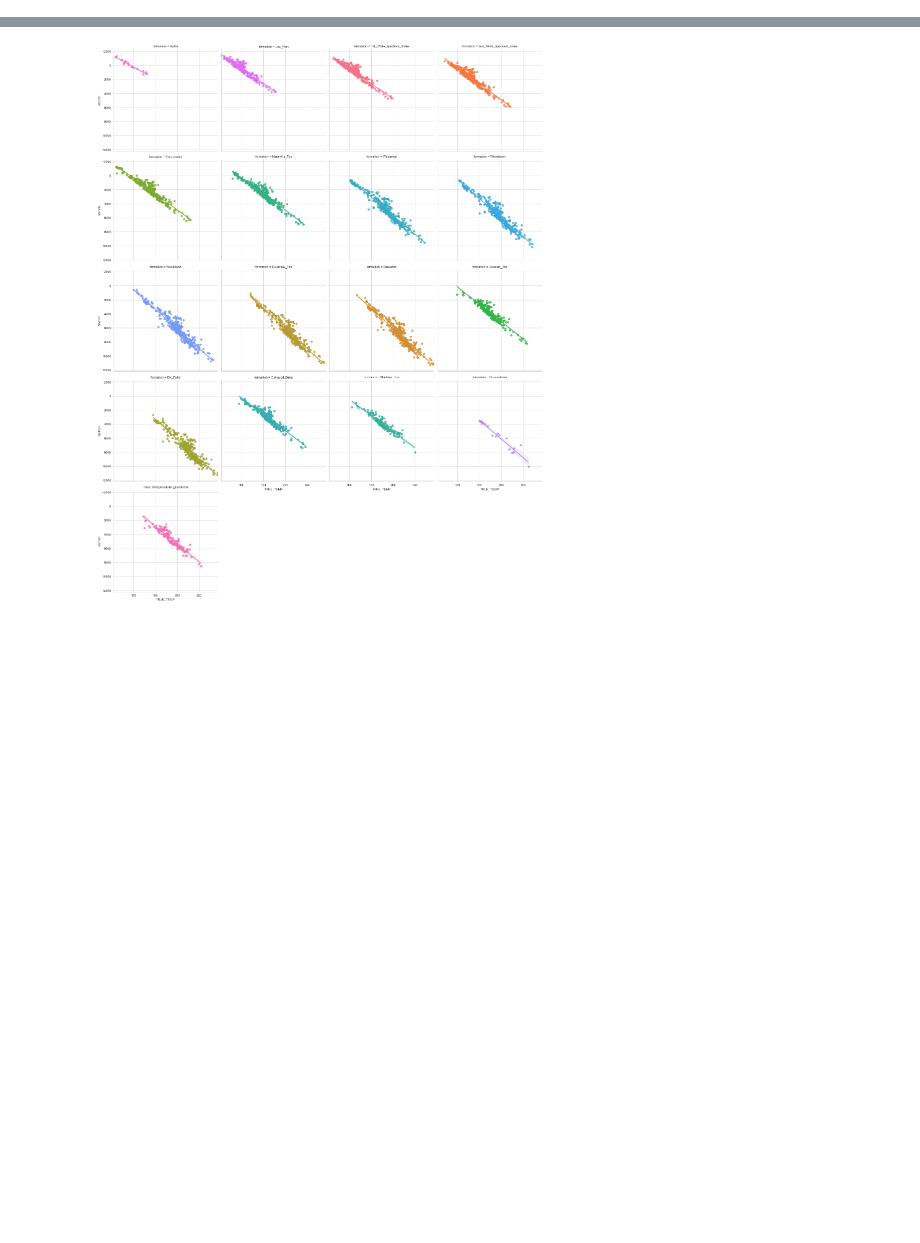
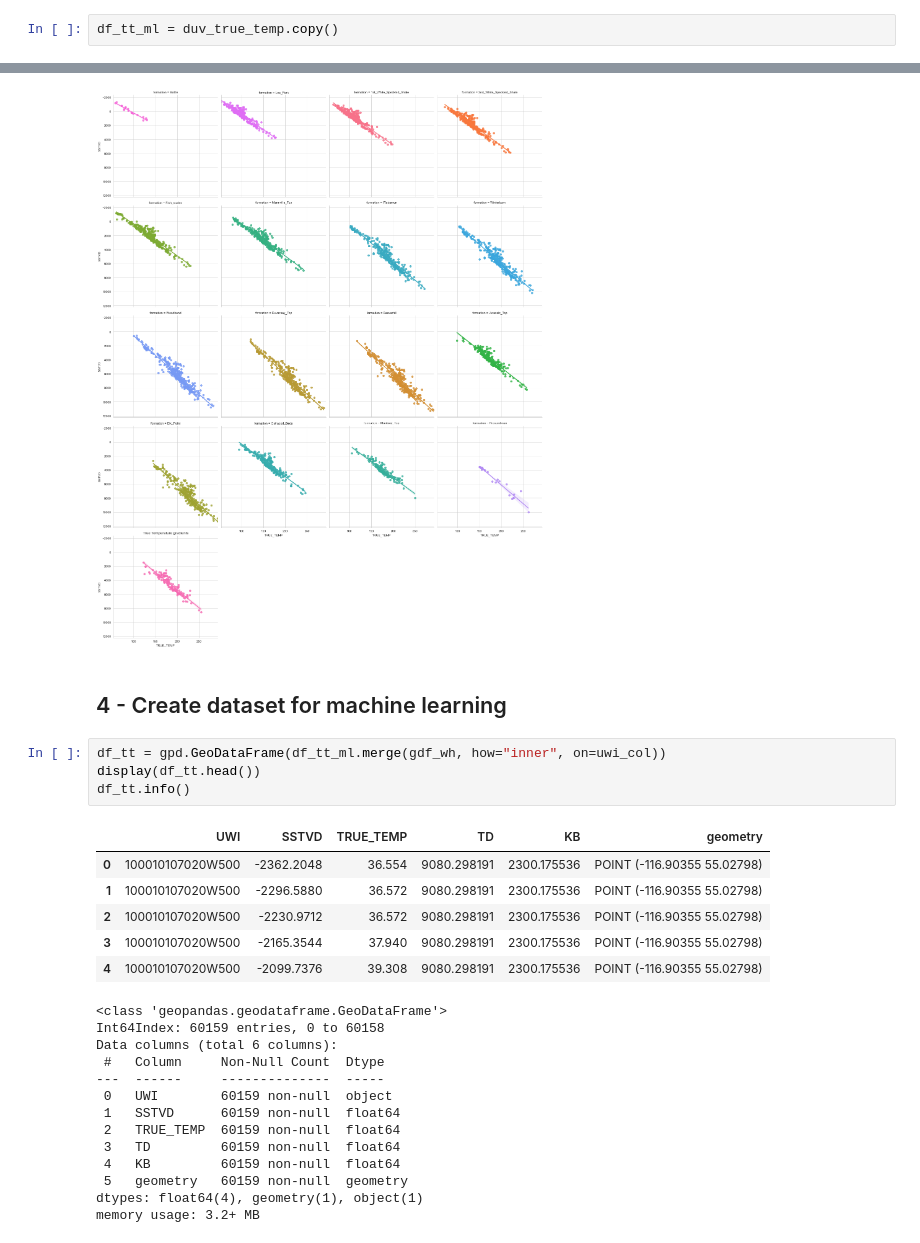
Before and after one commit to Tyrmes/gtx-2021, a Jupyter notebook: gtx/eda_duv_oc/eda_duv.ipynb, the cells around one changed output, grey strips where cells are left out. Drawn from its saved outputs; the diff is of its cells as text; blank space fills up the shorter version.

```diff
--- a/gtx/eda_duv_oc/eda_duv.ipynb
+++ b/gtx/eda_duv_oc/eda_duv.ipynb
@@ -254,6 +254,8 @@ display(duv_true_temp.head())
 | 2 | 100010107020W500 | -2230.9712 | 36.572 |
 | 3 | 100010107020W500 | -2165.3544 | 37.940 |
 | 4 | 100010107020W500 | -2099.7376 | 39.308 |
+# %%
+df_tt_ml = duv_true_temp.copy()
 # %% [markdown]
 ### 3.3 - Merge TT with well header data
 # %%
@@ -416,3 +418,29 @@ plt.savefig("gradients.png")
 plt.show()
 # %% [output]
 [figure]
+# %% [markdown]
+## 4 - Create dataset for machine learning
+# %%
+df_tt = gpd.GeoDataFrame(df_tt_ml.merge(gdf_wh, how="inner", on=uwi_col))
+display(df_tt.head())
+df_tt.info()
+# %% [output]
+|  | UWI | SSTVD | TRUE_TEMP | TD | KB | geometry |
+| 0 | 100010107020W500 | -2362.2048 | 36.554 | 9080.298191 | 2300.175536 | POINT (-116.90355 55.02798) |
+| 1 | 100010107020W500 | -2296.5880 | 36.572 | 9080.298191 | 2300.175536 | POINT (-116.90355 55.02798) |
+| 2 | 100010107020W500 | -2230.9712 | 36.572 | 9080.298191 | 2300.175536 | POINT (-116.90355 55.02798) |
+| 3 | 100010107020W500 | -2165.3544 | 37.940 | 9080.298191 | 2300.175536 | POINT (-116.90355 55.02798) |
+| 4 | 100010107020W500 | -2099.7376 | 39.308 | 9080.298191 | 2300.175536 | POINT (-116.90355 55.02798) |
+<class 'geopandas.geodataframe.GeoDataFrame'>
+Int64Index: 60159 entries, 0 to 60158
+Data columns (total 6 columns):
+ #   Column     Non-Null Count  Dtype
+---  ------     --------------  -----
+ 0   UWI        60159 non-null  object
+ 1   SSTVD      60159 non-null  float64
+ 2   TRUE_TEMP  60159 non-null  float64
+ 3   TD         60159 non-null  float64
+ 4   KB         60159 non-null  float64
+ 5   geometry   60159 non-null  geometry
+dtypes: float64(4), geometry(1), object(1)
+memory usage: 3.2+ MB
```
Also changed, not shown: parts of 12 cells of this notebook, 3 other files.
